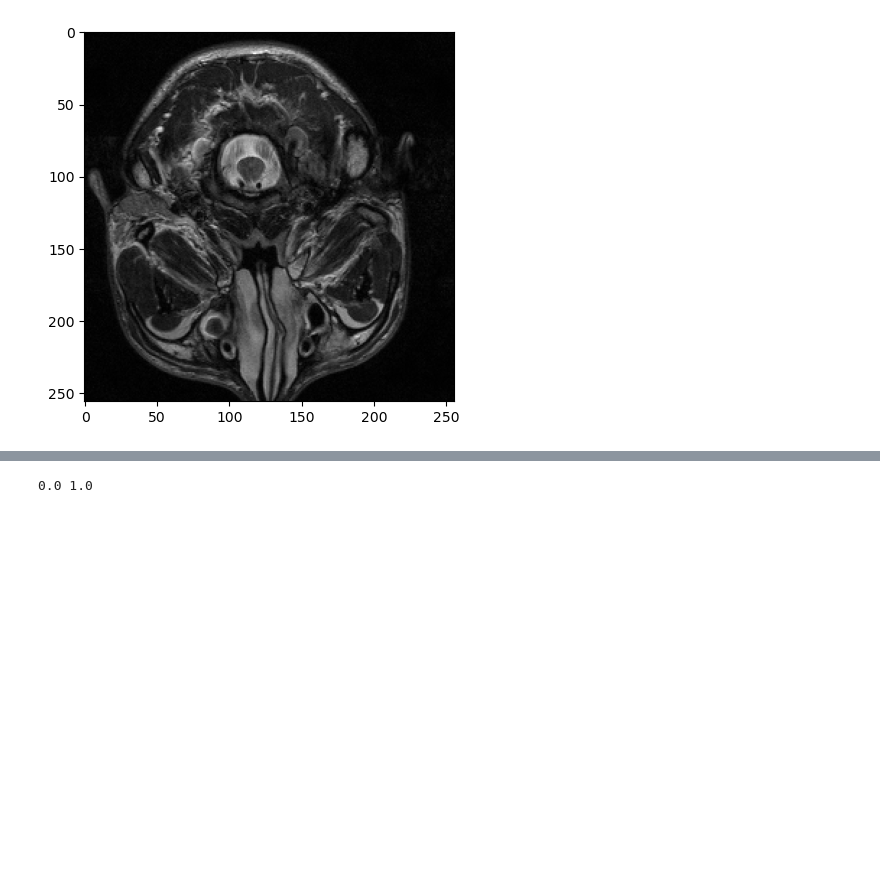
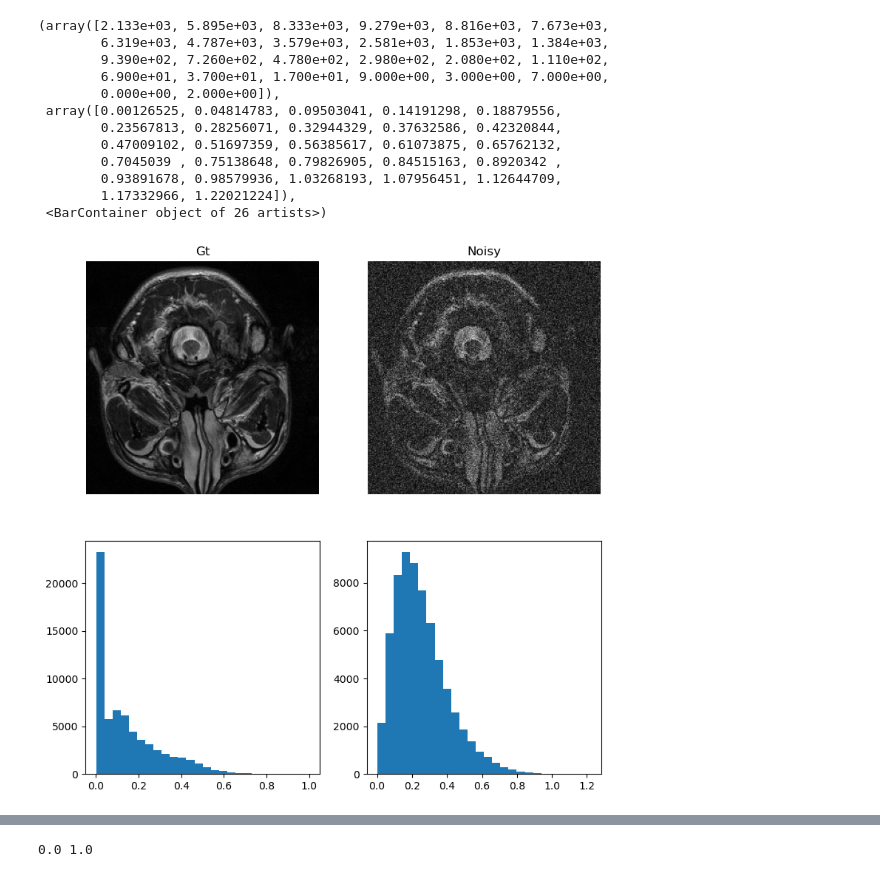
Before and after one commit to heqro/rd-dip, a Jupyter notebook: .riciannet/RicianNet/.my_own_testing/Verifying_Complex_Brains.ipynb, the cells around one changed output, grey strips where cells are left out. Saved outputs shown, nothing was run; the diff lists cells and outputs as text; code cells hidden in the pictures; blank space fills up the shorter version.

Commit message:
🖥️ Add RicianNet verification sheets on complex and my own brains

```diff
--- a/.riciannet/RicianNet/.my_own_testing/Verifying_Complex_Brains.ipynb
+++ b/.riciannet/RicianNet/.my_own_testing/Verifying_Complex_Brains.ipynb
@@ -30,11 +30,34 @@ n2 = level * np.random.randn(*np.abs(brain).shape) + brain.imag
 brain_real = np.abs(brain)
 
 in_img = np.sqrt(n1**2 + n2**2)
-# %%
-plt.imshow(np.rot90(brain_real[:256,:256], k=-1 if brain_idx != 1 else 1), cmap="gray")
-plt.show()
-# %% [output]
-[figure, removed]
+# %%
+plt.figure(figsize=(9,9))
+plt.subplot(2,2,1)
+plt.imshow(np.rot90(brain_real[:256,:256], k=-1 if brain_idx != 1 else 1), cmap="gray")
+plt.title('Gt')
+plt.axis(False)
+plt.subplot(2,2,2)
+plt.imshow(np.rot90(in_img[:256,:256], k=-1 if brain_idx != 1 else 1), cmap='gray')
+plt.title('Noisy')
+plt.axis(False)
+plt.subplot(2,2,3)
+plt.hist(brain_real[:256,:256].flatten(),bins=26)
+plt.subplot(2,2,4)
+plt.hist(in_img[:256,:256].flatten(),bins=26)
+# %% [output]
+(array([2.133e+03, 5.895e+03, 8.333e+03, 9.279e+03, 8.816e+03, 7.673e+03,
+        6.319e+03, 4.787e+03, 3.579e+03, 2.581e+03, 1.853e+03, 1.384e+03,
+        9.390e+02, 7.260e+02, 4.780e+02, 2.980e+02, 2.080e+02, 1.110e+02,
+        6.900e+01, 3.700e+01, 1.700e+01, 9.000e+00, 3.000e+00, 7.000e+00,
+        0.000e+00, 2.000e+00]),
+ array([0.00126525, 0.04814783, 0.09503041, 0.14191298, 0.18879556,
+        0.23567813, 0.28256071, 0.32944329, 0.37632586, 0.42320844,
+        0.47009102, 0.51697359, 0.56385617, 0.61073875, 0.65762132,
+        0.7045039 , 0.75138648, 0.79826905, 0.84515163, 0.8920342 ,
+        0.93891678, 0.98579936, 1.03268193, 1.07956451, 1.12644709,
+        1.17332966, 1.22021224]),
+ <BarContainer object of 26 artists>)
+[figure, added]
 # %%
 prototext_path = "/mnt/data_drive/hrodrigo/mri_rician_noise/.riciannet/RicianNet/Riciannet_deploy.prototxt"
 weights_path = "/mnt/data_drive/hrodrigo/mri_rician_noise/.riciannet/RicianNet/model/N15_complex_Brain1&2.caffemodel"
```
Also changed, not shown: parts of 8 cells of this notebook, 1 other file.
